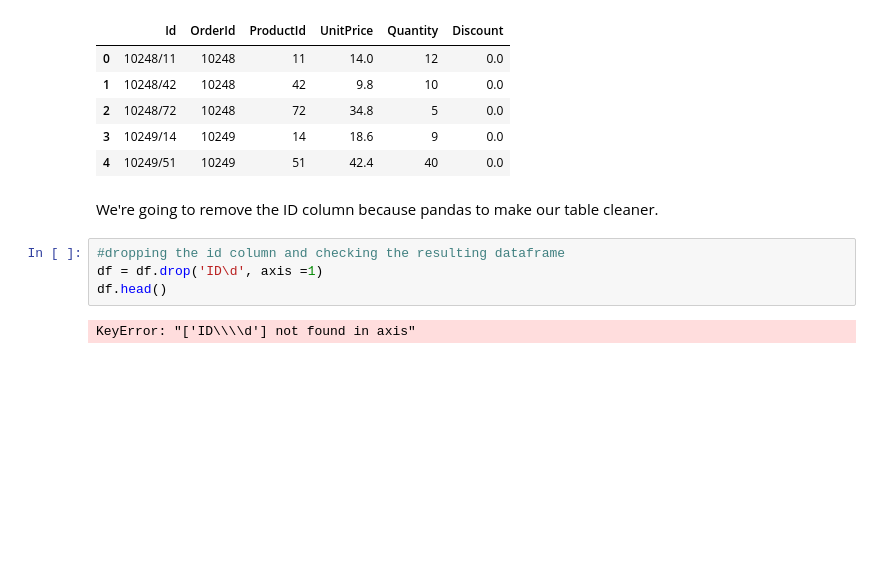
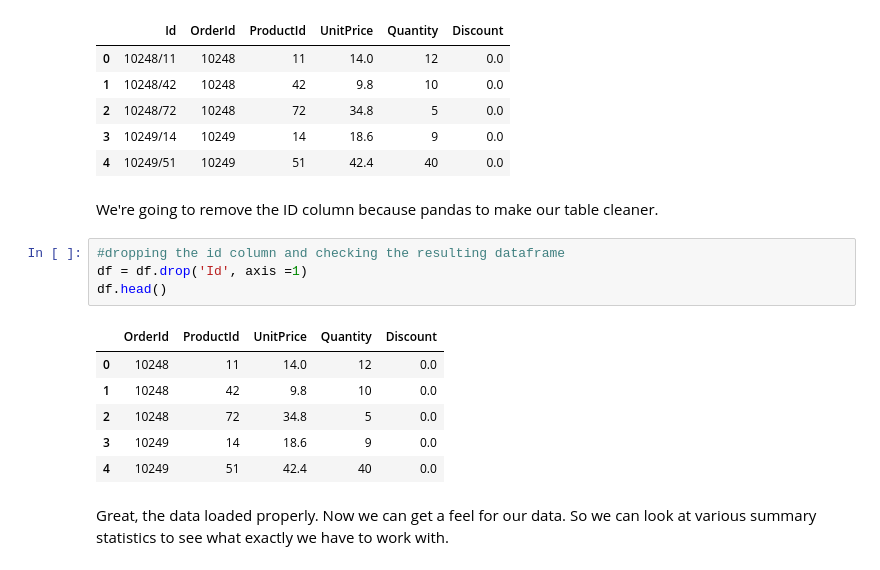
Before and after one commit to MissAle17/dsc-2-final-project-online-ds-sp-000, a Jupyter notebook: Module2.ipynb, the cells around one changed output. Saved outputs shown, nothing was run; the diff lists cells and outputs as text; blank space fills up the shorter version.

```diff
--- a/Module2.ipynb
+++ b/Module2.ipynb
@@ -42,7 +42,14 @@ df.head()
 We're going to remove the ID column because pandas to make our table cleaner.
 # %%
 #dropping the id column and checking the resulting dataframe
-df = df.drop('ID\d', axis =1)
+df = df.drop('Id', axis =1)
 df.head()
 # %% [output]
-KeyError: "['ID\\\\d'] not found in axis"
+|  | OrderId | ProductId | UnitPrice | Quantity | Discount |
+| 0 | 10248 | 11 | 14.0 | 12 | 0.0 |
+| 1 | 10248 | 42 | 9.8 | 10 | 0.0 |
+| 2 | 10248 | 72 | 34.8 | 5 | 0.0 |
+| 3 | 10249 | 14 | 18.6 | 9 | 0.0 |
+| 4 | 10249 | 51 | 42.4 | 40 | 0.0 |
+# %% [markdown]
+Great, the data loaded properly.  Now we can get a feel for our data. So we can look at various summary statistics to see what exactly we have to work with.
```
Also changed, not shown: parts of 7 cells of this notebook.
